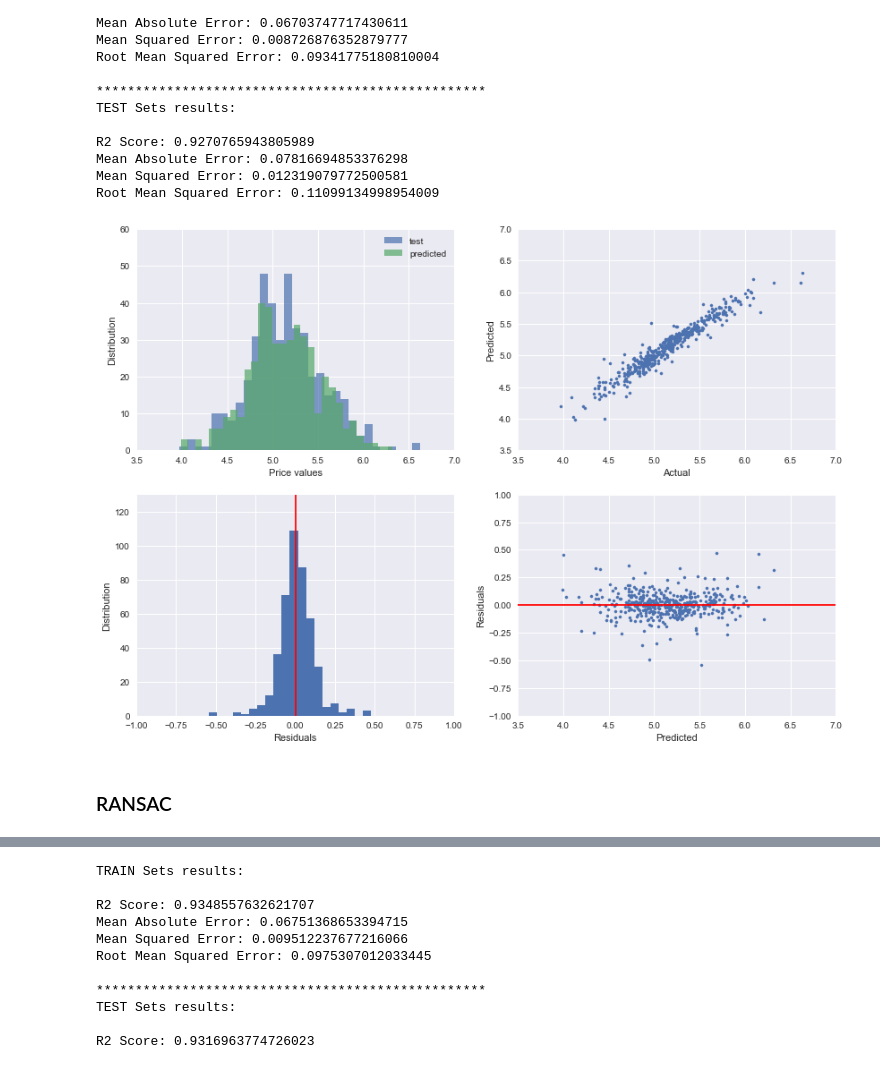
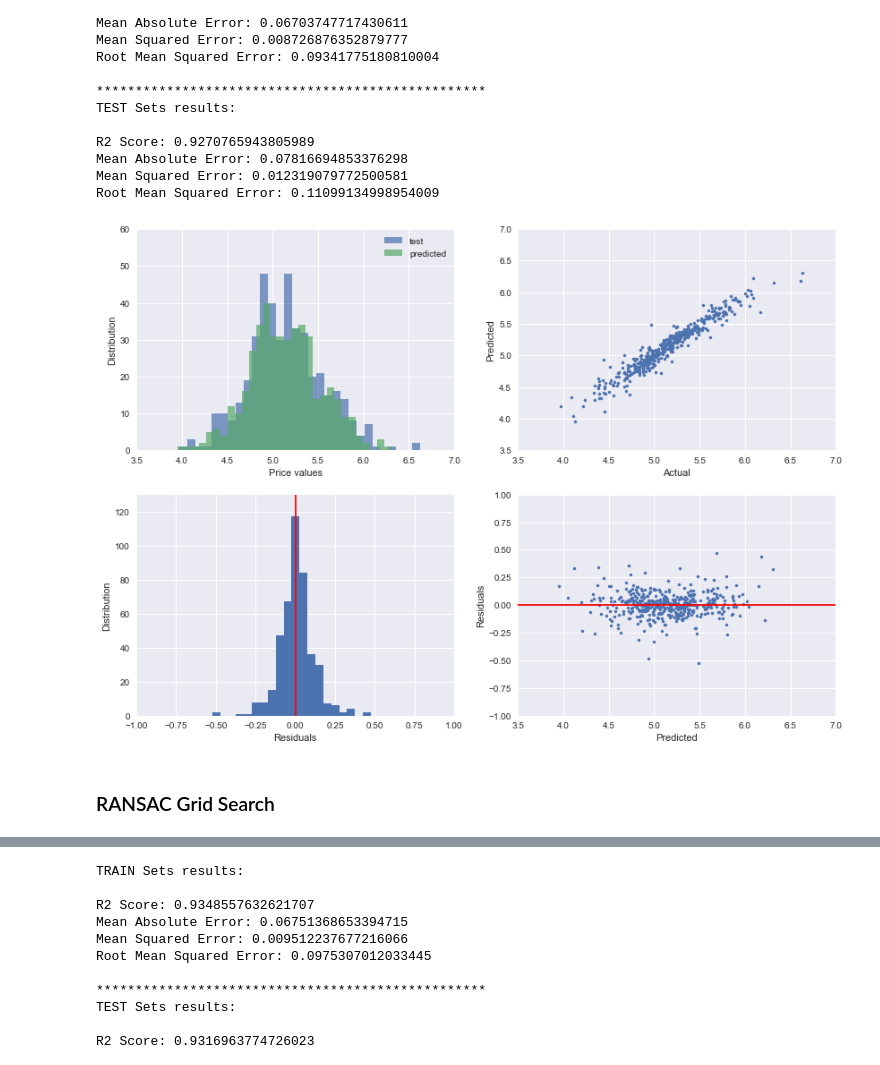
Before and after one commit to RadkaValkova/Machine-Learning, a Jupyter notebook: Exam_preparation/EXAM_3.ipynb, the cells around one changed output, grey strips where cells are left out. Saved outputs shown, nothing was run; the diff lists cells and outputs as text; code cells hidden in the pictures.

```diff
--- a/Exam_preparation/EXAM_3.ipynb
+++ b/Exam_preparation/EXAM_3.ipynb
@@ -639,11 +639,11 @@ Mean Squared Error: 0.012319079772500581
 Root Mean Squared Error: 0.11099134998954009
 # %%
 y_predicted_ridge = grid_search_ridge.best_estimator_.predict(test_features_set)
-plot(test_target_set, y_predicted_elastic)
+plot(test_target_set, y_predicted_ridge)
 # %% [output]
-[figure, old version]
+[figure, new version]
 # %% [markdown]
-### RANSAC
+### RANSAC Grid Search
 # %%
 params = {
 #     'min_samples': [300, 350, 400, 420, 450, 500]
```
Also changed, not shown: parts of 25 cells of this notebook.
